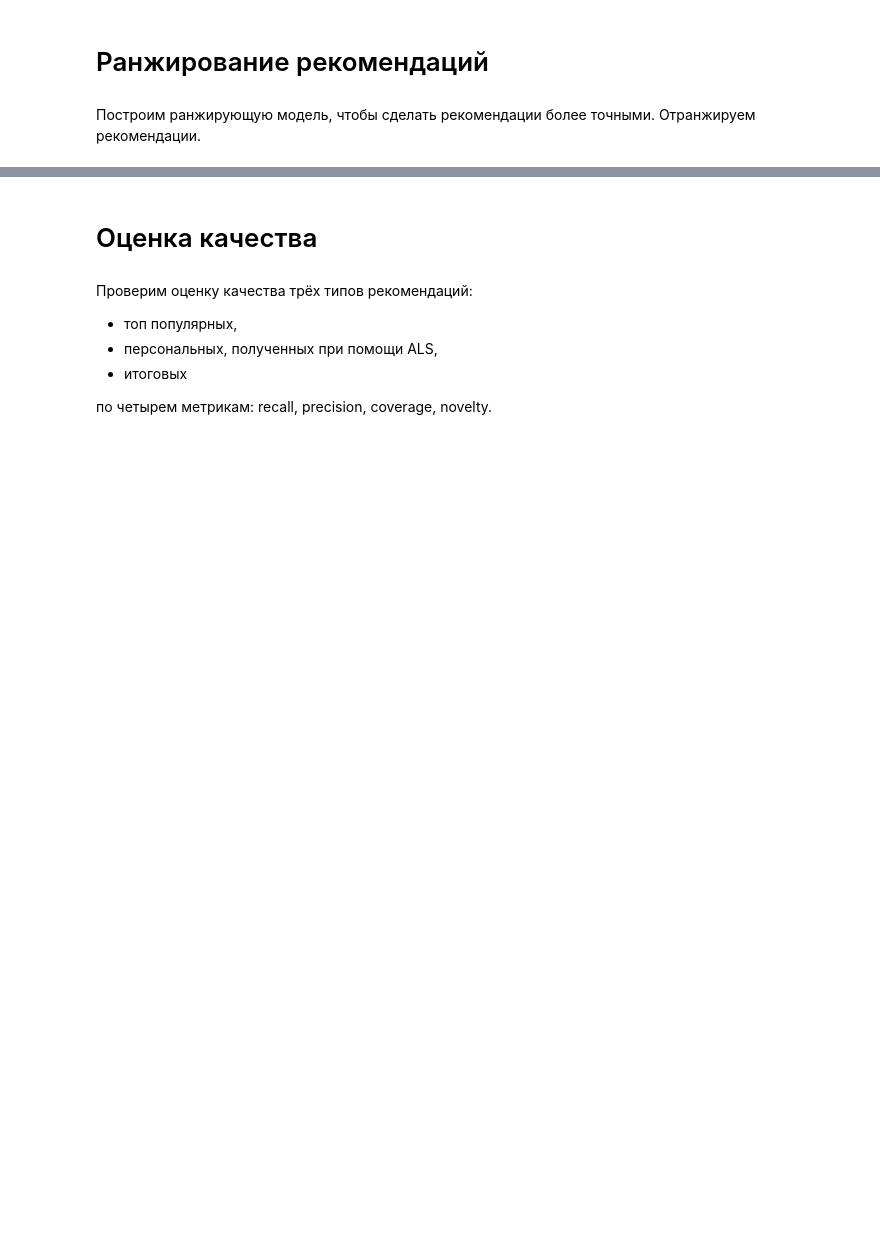
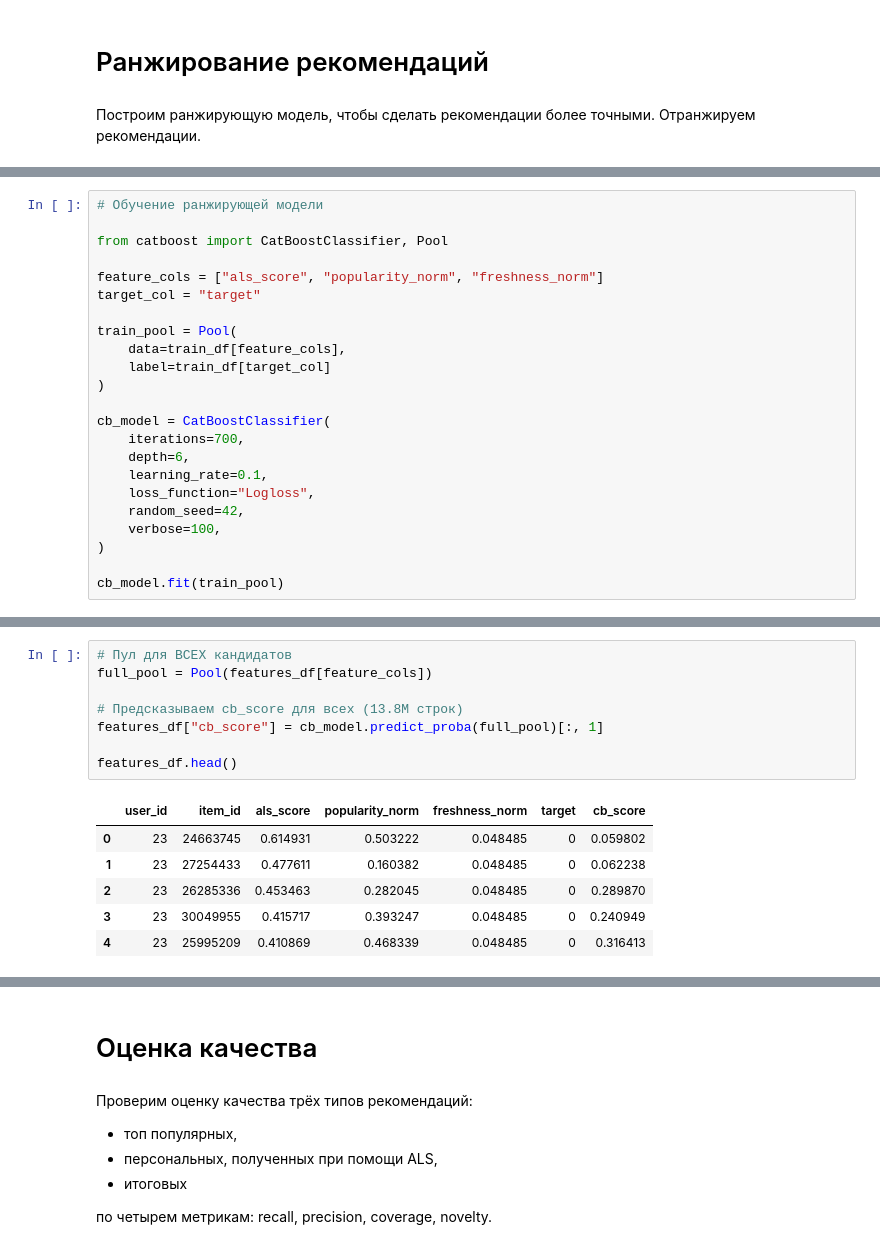
Before and after one commit to alina-tad/mle-project-sprint-4-v001, a Jupyter notebook: recommendations.ipynb, the cells around one changed output, grey strips where cells are left out. Cells and saved outputs as stored; diff of their text form; blank space fills up the shorter version.

```diff
--- a/recommendations.ipynb
+++ b/recommendations.ipynb
@@ -880,0 +1016,23 @@ print("✅ similar.parquet отправлен в S3:", SIMILAR_KEY)
+# %%
+# Обучение ранжирующей модели
+
+from catboost import CatBoostClassifier, Pool
+
+feature_cols = ["als_score", "popularity_norm", "freshness_norm"]
+target_col = "target"
+
+train_pool = Pool(
+    data=train_df[feature_cols],
+    label=train_df[target_col]
+)
+
+cb_model = CatBoostClassifier(
+    iterations=700,
+    depth=6,
+    learning_rate=0.1,
+    loss_function="Logloss",
+    random_seed=42,
+    verbose=100,
+)
+
+cb_model.fit(train_pool)
@@ -880,0 +1049,15 @@ print("✅ similar.parquet отправлен в S3:", SIMILAR_KEY)
+# %%
+# Пул для ВСЕХ кандидатов
+full_pool = Pool(features_df[feature_cols])
+
+# Предсказываем cb_score для всех (13.8M строк)
+features_df["cb_score"] = cb_model.predict_proba(full_pool)[:, 1]
+
+features_df.head()
+# %% [output]
+|  | user_id | item_id | als_score | popularity_norm | freshness_norm | target | cb_score |
+| 0 | 23 | 24663745 | 0.614931 | 0.503222 | 0.048485 | 0 | 0.059802 |
+| 1 | 23 | 27254433 | 0.477611 | 0.160382 | 0.048485 | 0 | 0.062238 |
+| 2 | 23 | 26285336 | 0.453463 | 0.282045 | 0.048485 | 0 | 0.289870 |
+| 3 | 23 | 30049955 | 0.415717 | 0.393247 | 0.048485 | 0 | 0.240949 |
+| 4 | 23 | 25995209 | 0.410869 | 0.468339 | 0.048485 | 0 | 0.316413 |
```
Also changed, not shown: parts of 12 cells of this notebook.
